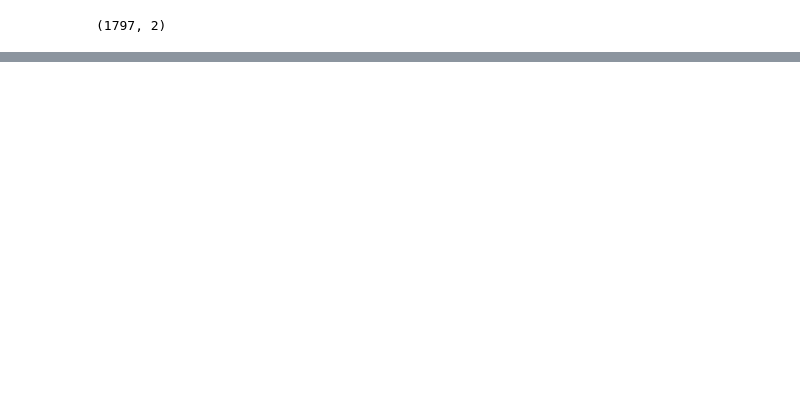
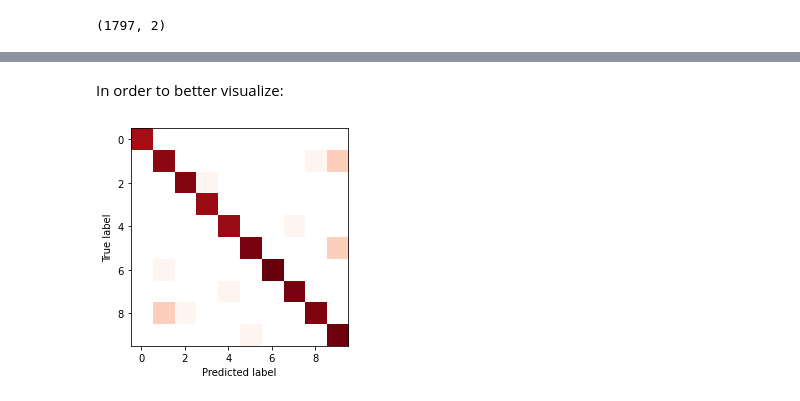
Before and after one commit to LorenzoVigan56/astrostatistics_bicocca_2024, a Jupyter notebook: working/L13_Classification.ipynb, the cells around one changed output, grey strips where cells are left out. Cells and saved outputs as stored; diff of their text form; code cells hidden in the pictures; blank space fills up the shorter version.

```diff
--- a/working/L13_Classification.ipynb
+++ b/working/L13_Classification.ipynb
@@ -53,3 +87,12 @@ I can see the confusion matrix:
  [ 0  0  0  0  1  0  0 38  0  0]
  [ 0  2  1  0  0  0  0  0 36  0]
  [ 0  0  0  0  0  1  0  0  0 40]]
+# %% [markdown]
+In order to better visualize:
+# %%
+plt.imshow(np.log(confusion_matrix(y_test, y_pred)),
+           cmap='Reds', interpolation='nearest')
+plt.ylabel('True label')
+plt.xlabel('Predicted label');
+# %% [output]
+[figure, added]
```
Also changed, not shown: parts of 16 cells of this notebook, 6 other files.
